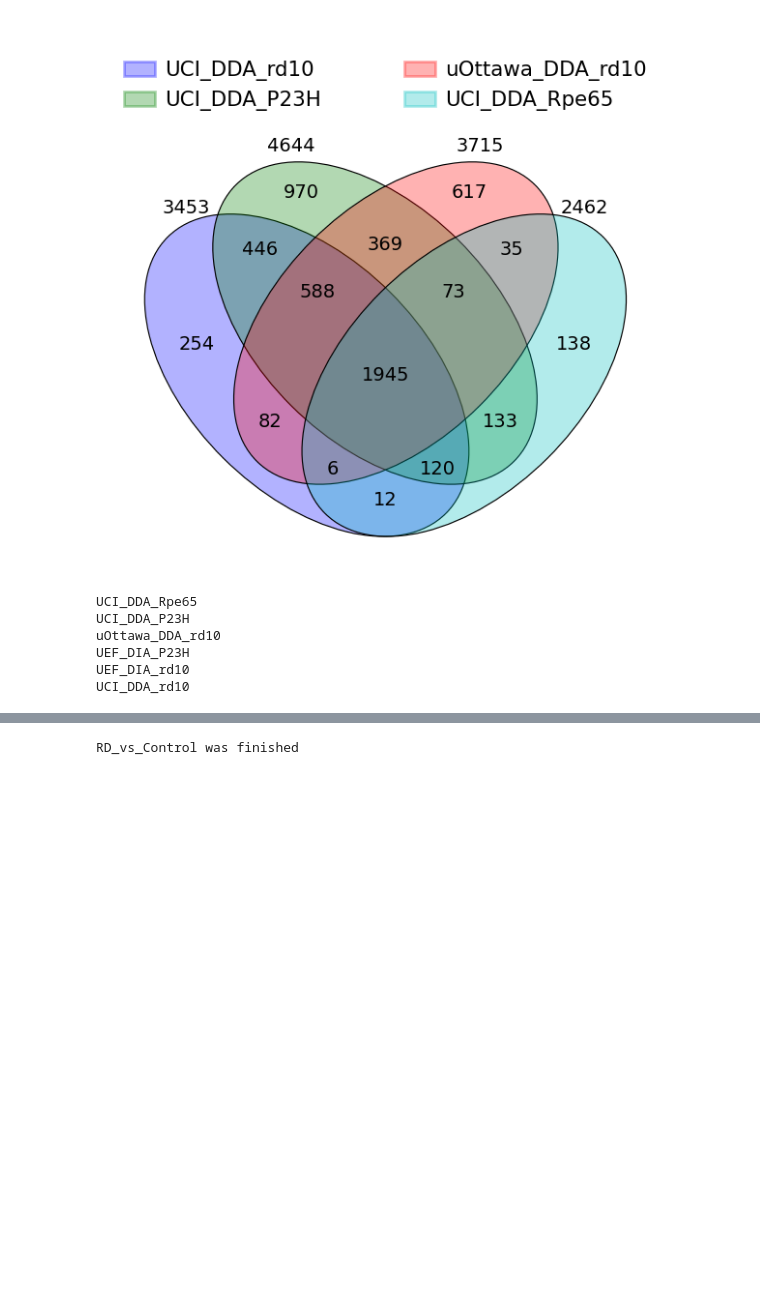
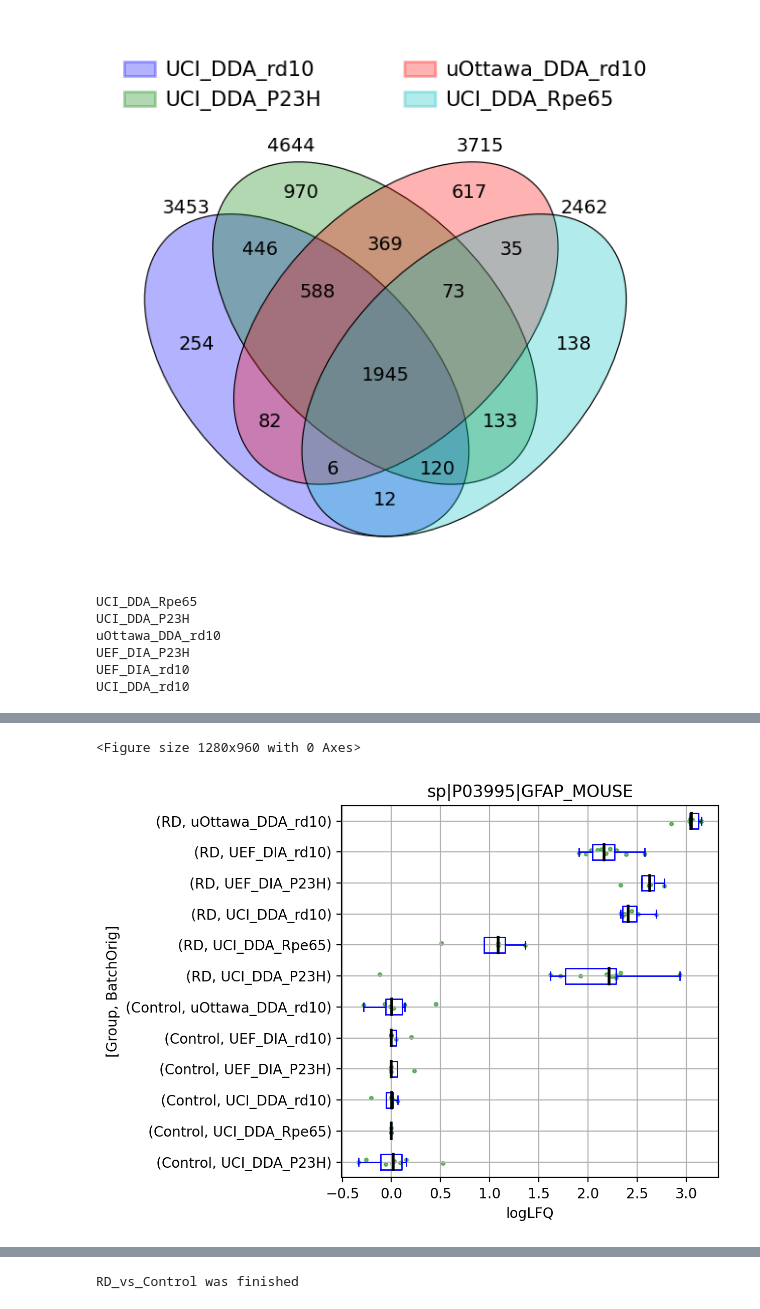
Before and after one commit to markmipt/AD_modifiedDecisionTree_reanalysis, a Jupyter notebook: mouse_study/ModifiedDecisionTree_Mouse_Study.ipynb, the cells around one changed output, grey strips where cells are left out. Saved outputs shown, nothing was run; the diff lists cells and outputs as text; code cells hidden in the pictures; blank space fills up the shorter version.

Commit message:
Update Mouse study Notebook

```diff
--- a/mouse_study/ModifiedDecisionTree_Mouse_Study.ipynb
+++ b/mouse_study/ModifiedDecisionTree_Mouse_Study.ipynb
@@ -329,0 +663,30 @@ df1_orig = df1.copy()
+# %%
+# Plot figure for one of the interesting proteins
+
+groupings = [
+#     ['Group', ],
+    ['Group', 'BatchOrig'],
+]
+
+prot_name = 'sp|P03995|GFAP_MOUSE'
+# tmp = df1.copy()
+tmp = df1_orig.copy()
+
+for gr in groupings:
+    fig = plt.figure()
+    tmp.boxplot(column=prot_name,by=gr, vert=False,boxprops = dict(linestyle='-', linewidth=1, color='b'),
+            flierprops=dict(linestyle='-', linewidth=1, color='b'),
+             medianprops=dict(linestyle='-', linewidth=2, color='k'),
+             whiskerprops=dict(linestyle='-', linewidth=1, color='b'),
+             capprops=dict(linestyle='-', linewidth=1, color='b'), showfliers=False)
+    grdf = tmp.groupby(by=gr)
+    for idx, tmp2 in enumerate(grdf):
+        rar = np.array([random.random() for _ in range(len(tmp2[1]))])
+        plt.scatter(tmp2[1][prot_name], idx+1+rar/5-0.1, s=6, c='g', alpha=0.5)
+    plt.suptitle('')
+    plt.xlabel('logLFQ')
+    plt.tight_layout()
+# plt.savefig('/home/mark/shared/SETP7_MOUSE_LFQ.png', facecolor='white', dpi=300)
+# %% [output]
+<Figure size 1280x960 with 0 Axes>
+[figure, added]
```
Also changed, not shown: parts of 18 cells of this notebook.
